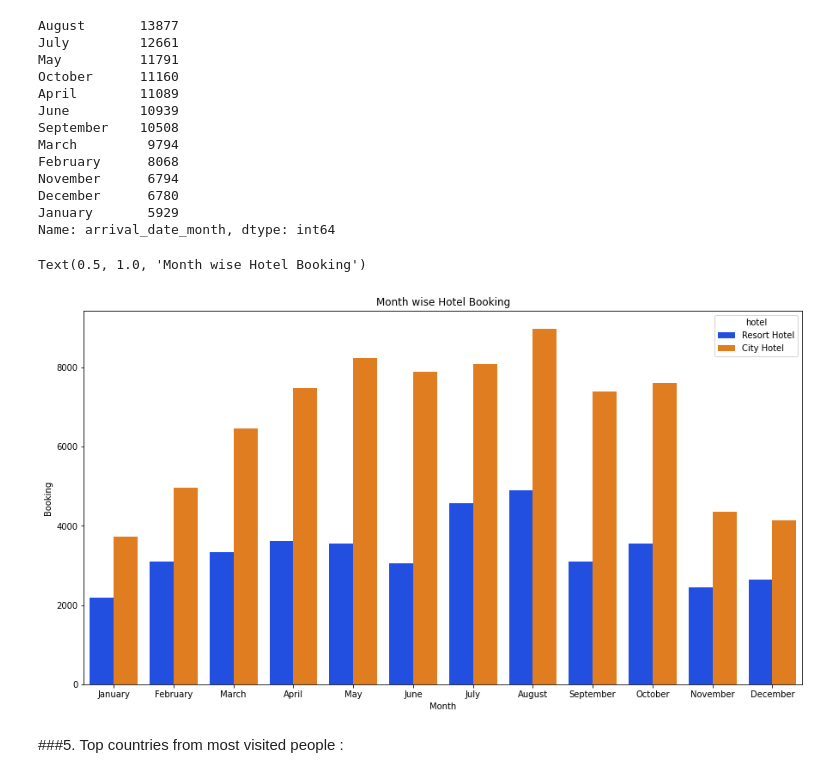
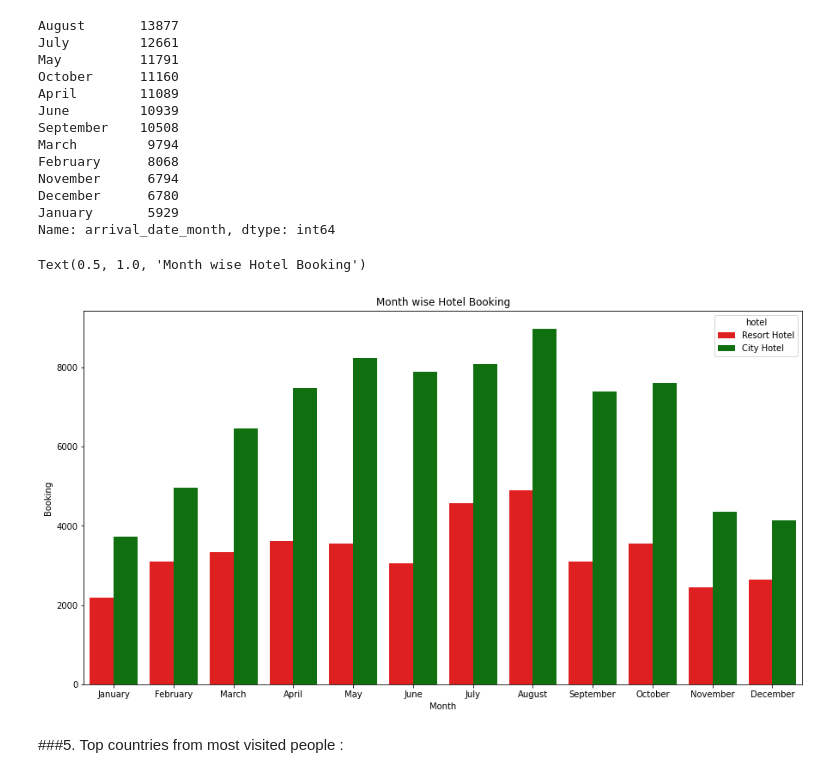
Before and after one commit to itsmesudhanshu/1-module-EDA-capstone, a Jupyter notebook: Hotel_Booking_Analysis_Capstone_Project.ipynb, the cells around one changed output. Saved outputs shown, nothing was run; the diff lists cells and outputs as text; code cells hidden in the pictures.

```diff
--- a/Hotel_Booking_Analysis_Capstone_Project.ipynb
+++ b/Hotel_Booking_Analysis_Capstone_Project.ipynb
@@ -219,13 +224,13 @@ January       5929
 Name: arrival_date_month, dtype: int64
 # %%
 sns.countplot(x=new_hotel_df['arrival_date_month'],order=['January','February','March','April','May','June','July','August','September','October','November','December'],hue=new_hotel_df["hotel"],
-              palette='bright')
+              palette=['red','green'])
 plt.xlabel('Month')
 plt.ylabel('Booking')
 plt.title("Month wise Hotel Booking")
 # %% [output]
 Text(0.5, 1.0, 'Month wise Hotel Booking')
-[figure, old version]
+[figure, new version]
 # %% [markdown]
 ###5. Top countries from most visited people :
 # %%
```
Also changed, not shown: parts of 7 cells of this notebook.
